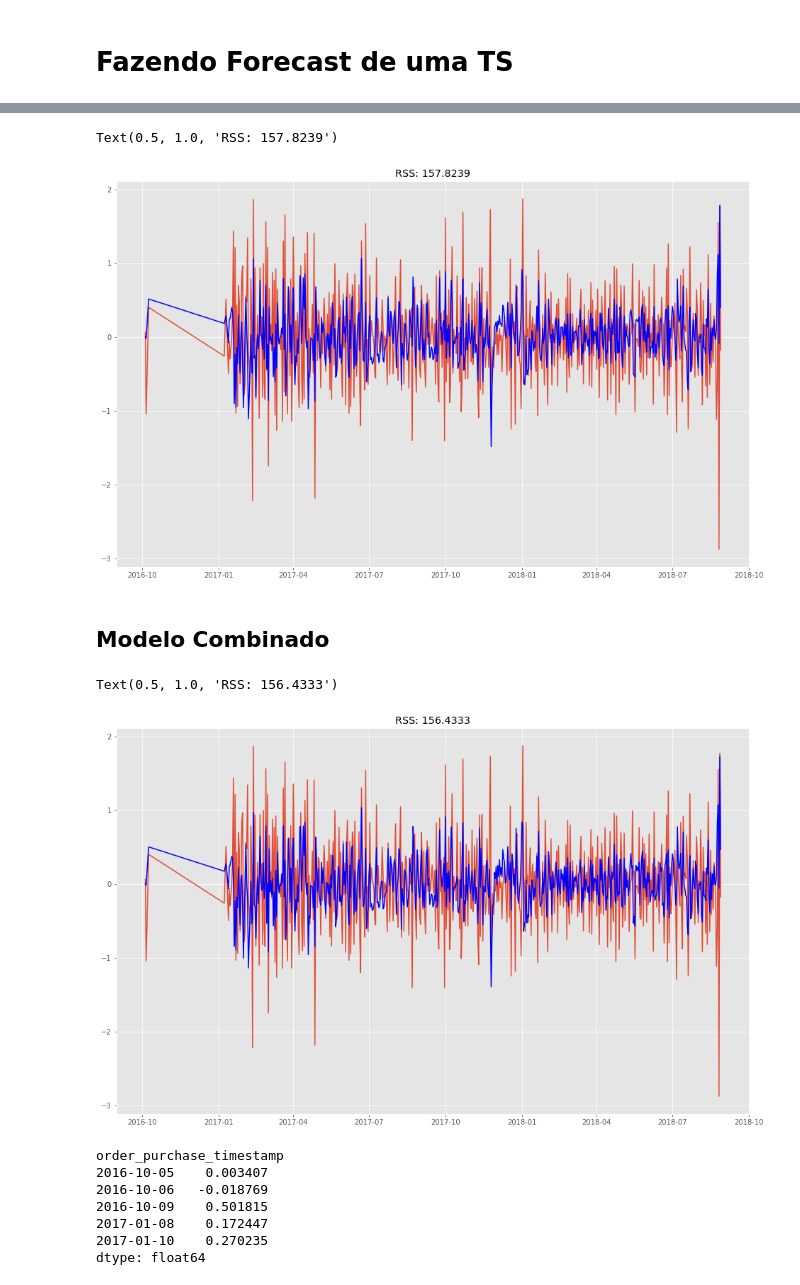
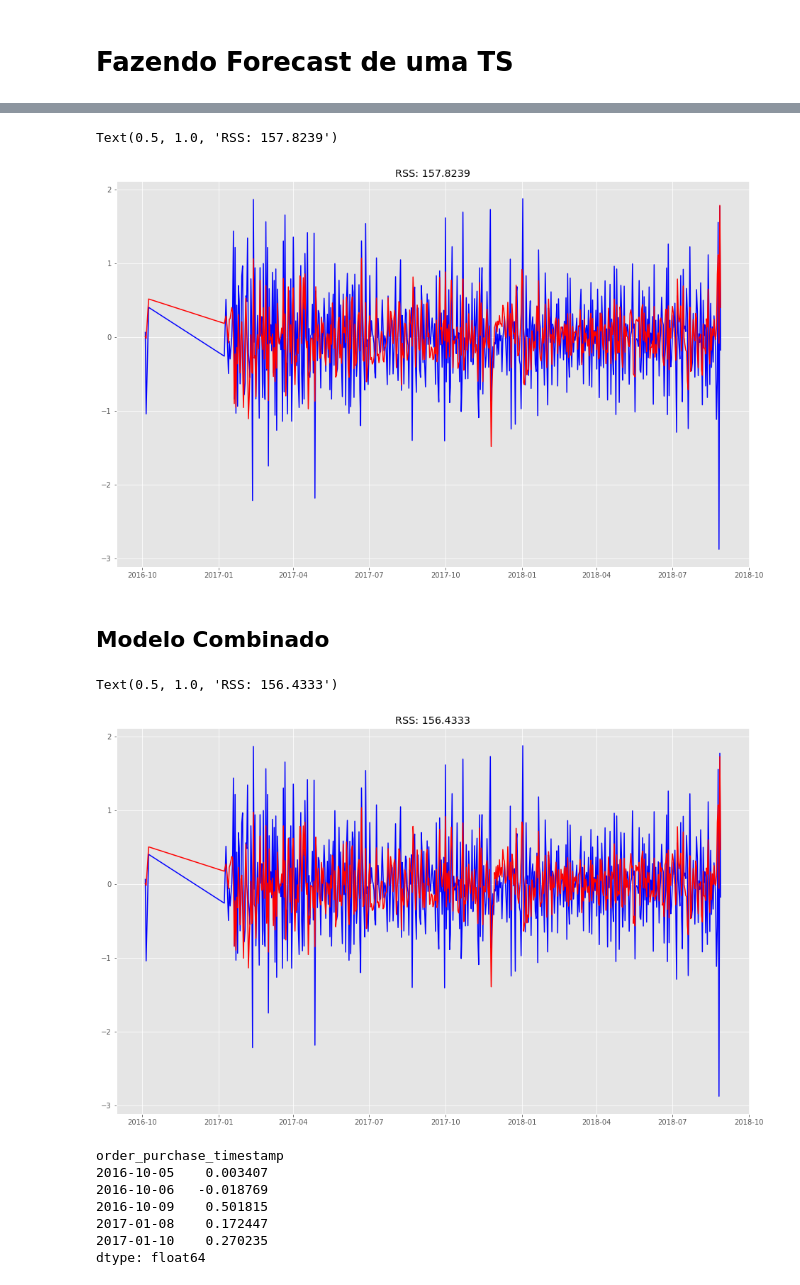
Before and after one commit to Crissky/brazilian-ecommerce, a Jupyter notebook: Notebooks/GERAL.ipynb, the cells around one changed output, grey strips where cells are left out. Drawn from its saved outputs; the diff is of its cells as text; code cells hidden in the pictures.

```diff
--- a/Notebooks/GERAL.ipynb
+++ b/Notebooks/GERAL.ipynb
@@ -1278,23 +1278,23 @@ Text(0.5, 1.0, 'RSS: 181.6265')
 # %%
 model = ARIMA(ts_log, order=(0, 1, 2))
 results_MA = model.fit(disp=-1)
-plt.plot(ts_log_diff)
-plt.plot(results_MA.fittedvalues, color='blue')
+plt.plot(ts_log_diff, color='blue')
+plt.plot(results_MA.fittedvalues, color='red')
 plt.title('RSS: %.4f'% sum((results_MA.fittedvalues-ts_log_diff)**2))
 # %% [output]
 Text(0.5, 1.0, 'RSS: 157.8239')
-[figure, old version]
+[figure, new version]
 # %% [markdown]
 ## Modelo Combinado
 # %%
 model = ARIMA(ts_log, order=(2, 1, 2))
 results_ARIMA = model.fit(disp=-1)
-plt.plot(ts_log_diff)
-plt.plot(results_ARIMA.fittedvalues, color='blue')
+plt.plot(ts_log_diff, color='blue')
+plt.plot(results_ARIMA.fittedvalues, color='red')
 plt.title('RSS: %.4f'% sum((results_ARIMA.fittedvalues-ts_log_diff)**2))
 # %% [output]
 Text(0.5, 1.0, 'RSS: 156.4333')
-[figure, old version]
+[figure, new version]
 # %%
 predictions_ARIMA_diff = pd.Series(results_ARIMA.fittedvalues, copy=True)
 print (predictions_ARIMA_diff.head())
```
Also changed, not shown: parts of 9 cells of this notebook.
